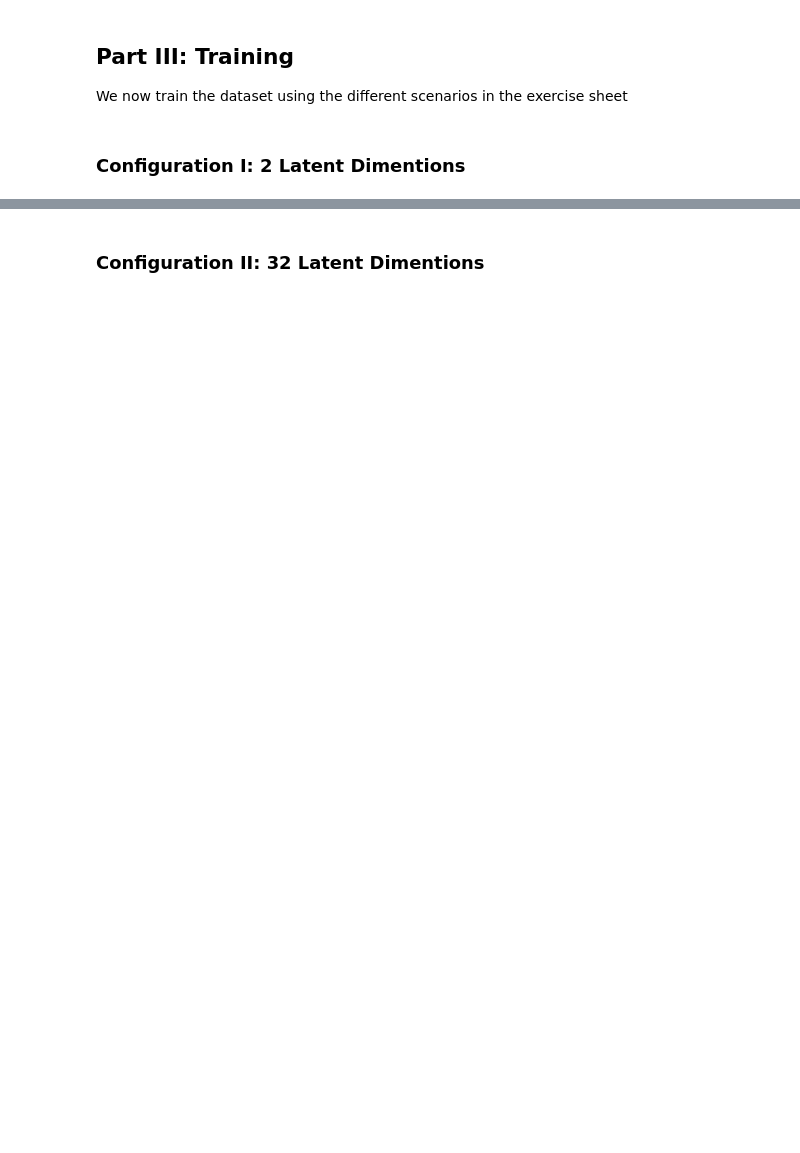
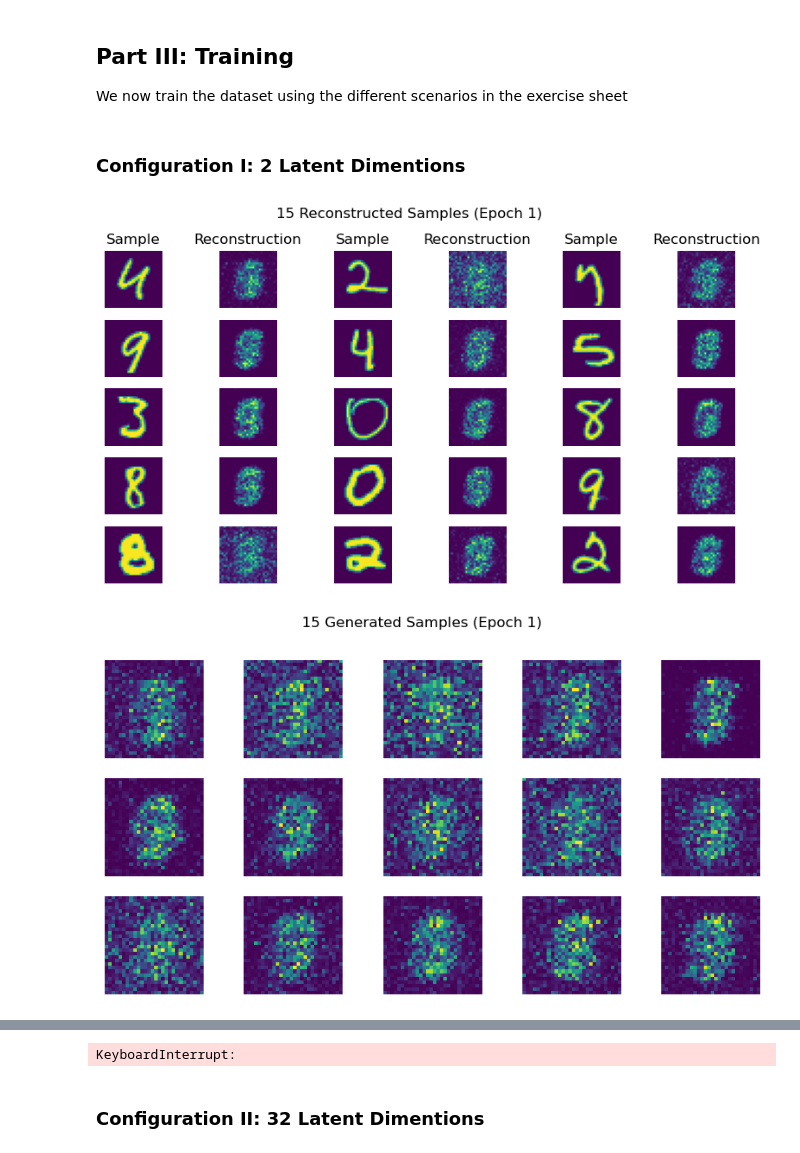
Before and after one commit to karthikeya-ms/ML_in_Crowd_Modelling_and_Simulation, a Jupyter notebook: EX3/notebooks/task3_vae.ipynb, the cells around one changed output, grey strips where cells are left out. Saved outputs shown, nothing was run; the diff lists cells and outputs as text; code cells hidden in the pictures; blank space fills up the shorter version.

```diff
--- a/EX3/notebooks/task3_vae.ipynb
+++ b/EX3/notebooks/task3_vae.ipynb
@@ -78,14 +95,18 @@ We now train the dataset using the different scenarios in the exercise sheet
 # %%
 config = VAEConfig(
     input_dim=28 * 28,
     latent_dim=2,
     encoder_layers=[256, 256],
     decoder_layers=[256, 256],
     learning_rate=0.001,
     batch_size=128,
     epochs=200,
     visualization_interval=[1, 5, 25, 50],
+    output_linear=False
 )
 
 vae_trainer = VAETrainer(config=config, train_set=train_dataset, test_set=test_dataset)
 vae_trainer.train()
+# %% [output]
+[figure, added]
+[figure, added]
@@ -92,3 +117,4 @@ vae_trainer.train()
+KeyboardInterrupt:
 # %% [markdown]
 ### Configuration II: 32 Latent Dimentions
 # %%
```
Also changed, not shown: parts of 8 cells of this notebook, 3 other files.
